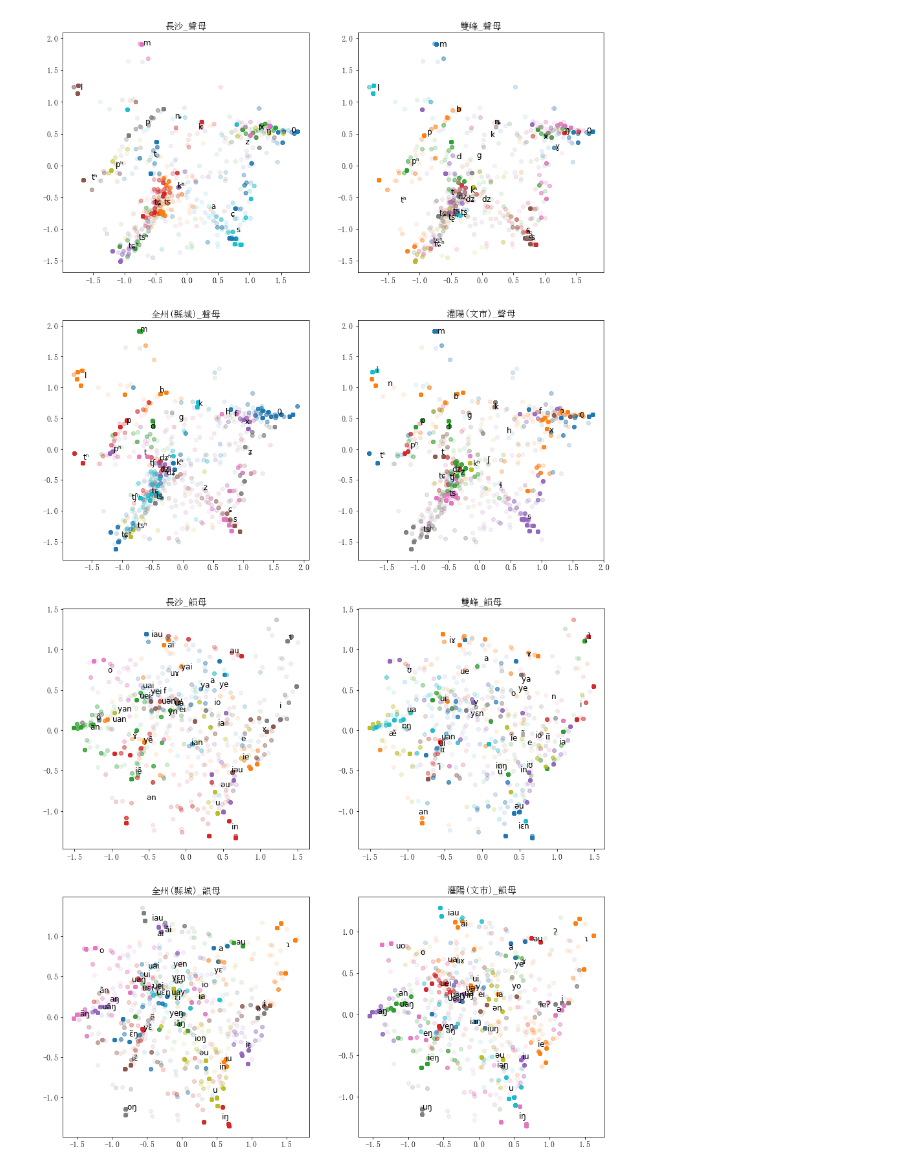
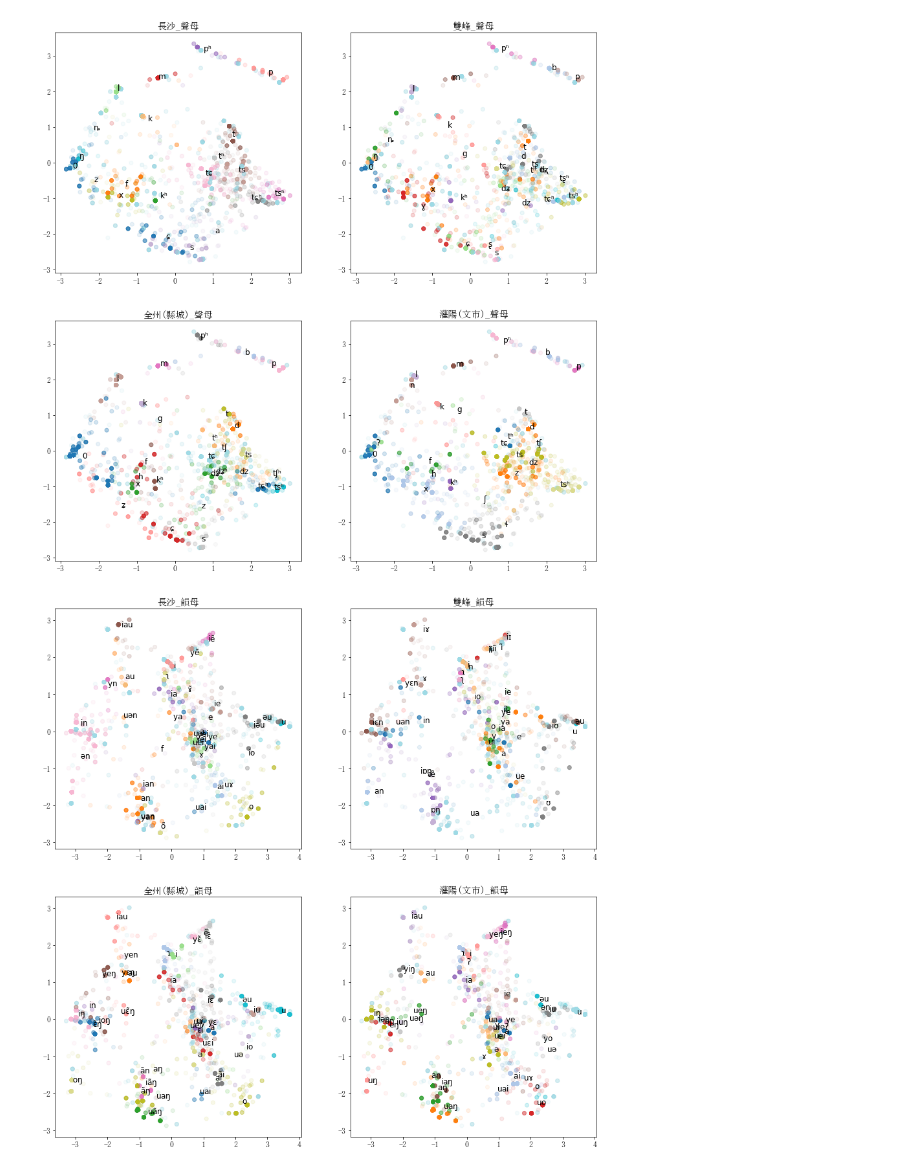
Before and after one commit to lernanto/sincomp, a Jupyter notebook: scripts/xiaoxue/dae.ipynb, the cells around one changed output. Drawn from its saved outputs; the diff is of its cells as text; code cells hidden in the pictures.

```diff
--- a/scripts/xiaoxue/dae.ipynb
+++ b/scripts/xiaoxue/dae.ipynb
@@ -76,9 +91,9 @@ for epoch in range(20):
 
     manager.save()
 # %%
-initial_emb = encoder.encode(codes[initials].values[:, None, :]).numpy()
-final_emb = encoder.encode(codes[finals].values[:, None, :]).numpy()
-tone_emb = encoder.encode(codes[tones].values[:, None, :]).numpy()
+initial_emb = dae.encode(codes[initials].values[:, None, :]).numpy()
+final_emb = dae.encode(codes[finals].values[:, None, :]).numpy()
+tone_emb = dae.encode(codes[tones].values[:, None, :]).numpy()
 # %%
 plt.rcParams.update({
     'font.family': 'serif',
@@ -90,8 +105,8 @@ plt.rcParams.update({
 pca = PCA(2)
 
 pc = pca.fit_transform(initial_emb)
-emb_pc = pca.transform(encoder.embedding.numpy())
-out_emb_pc = pca.transform(encoder.output_embedding.numpy())
+emb_pc = pca.transform(dae.embedding.numpy())
+out_emb_pc = pca.transform(dae.output_embedding.numpy())
 
 plt.rcParams['font.size'] = 14
 fig = plt.figure(figsize=(15, 15))
@@ -119,18 +134,11 @@ fig, ((ax1, ax2), (ax3, ax4)) = plt.subplots(2, 2, figsize=(15, 15))
 axes = (ax1, ax2, ax3, ax4)
 
 for i in range(4):
-    if False:
-        checkpoint.restore(os.path.join('tensorboard', '202102241849', 'checkpoints', 'ckpt-{}'.format(i + 1)))
-        initial_emb = encoder.encode(codes[initials].values).numpy()
-
     pca = PCA(2)
-    pc = pca.fit_transform(tf.linalg.normalize(initial_emb, axis=1)[0].numpy())
-    emb_pc = pca.transform(tf.linalg.normalize(encoder.embedding, axis=1)[0].numpy())
-    out_emb_pc = pca.transform(tf.linalg.normalize(encoder.output_embedding, axis=1)[0].numpy())
-
+    pc = pca.fit_transform(initial_emb)
+    emb_pc = pca.transform(dae.embedding.numpy())
     axes[i].scatter(pc[:, 0], pc[:, 1], color='gray', alpha=0.1)
 
     for j, col in enumerate(initials):
         axes[i].scatter(emb_pc[limits[j]:limits[j + 1], 0], emb_pc[limits[j]:limits[j + 1], 1], label=col)
-        axes[i].scatter(out_emb_pc[limits[j]:limits[j + 1], 0], out_emb_pc[limits[j]:limits[j + 1], 1], marker='^', label=col)
 # %% [output]
@@ -138,5 +146,5 @@ for i in range(4):
 # %%
-emb_tsne = TSNE(2).fit_transform(encoder.embedding.numpy())
+emb_tsne = TSNE(2).fit_transform(dae.embedding.numpy())
 
 plt.rcParams['font.size'] = 12
 
@@ -156,20 +164,27 @@ for i, cols in enumerate((initials, finals, tones)):
 # %%
 plt.rcParams['font.size'] = 12
 
 for cols, emb in ((initials, initial_emb), (finals, final_emb), (tones, tone_emb)):
     pc = PCA(2).fit_transform(emb)
 
     fig, ((ax1, ax2), (ax3, ax4)) = plt.subplots(2, 2, figsize=(15, 15))
     axes = (ax1, ax2, ax3, ax4)
 
     for i, col in enumerate(cols):
         axes[i].set_title(col)
+        axes[i].scatter(
+            pc[:, 0],
+            pc[:, 1],
+            c=data[col].cat.codes % 20,
+            alpha=0.1,
+            cmap='tab10' if len(data[col].cat.categories) <= 10 else 'tab20'
+        )
+
         for c in data[col].cat.categories:
             points = pc[data[col] == c]
-            axes[i].scatter(points[:, 0], points[:, 1], alpha=0.1)
             axes[i].annotate(r'$\mathrm{{{}}}$'.format(c), xy=(np.mean(points, axis=0)[0], np.mean(points, axis=0)[1]))
 
     fig.show()
 # %% [output]
-[figure, old version]
+[figure, new version]
-[figure, old version]
+[figure, new version]
```
Also changed, not shown: parts of 12 cells of this notebook.
